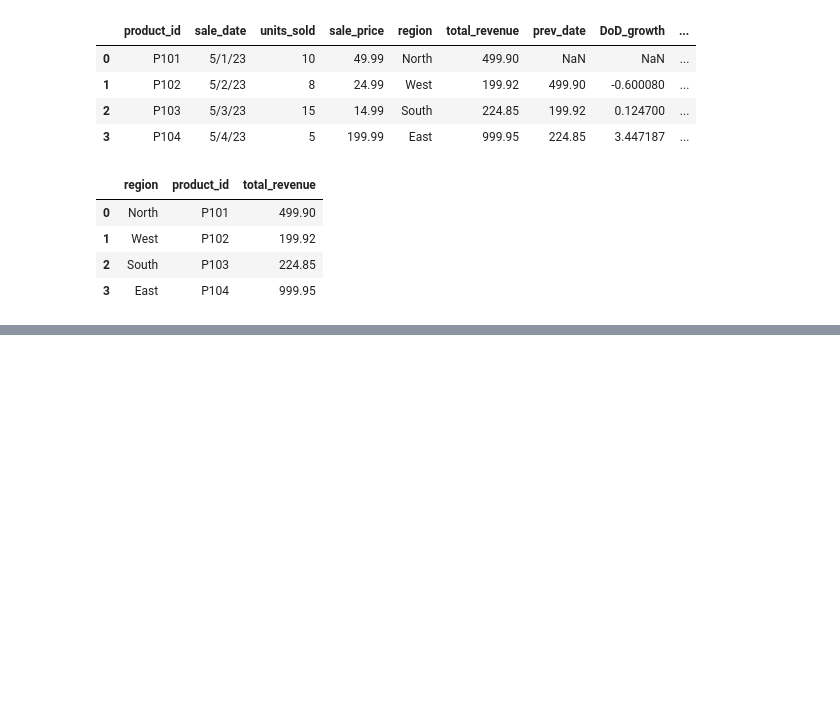
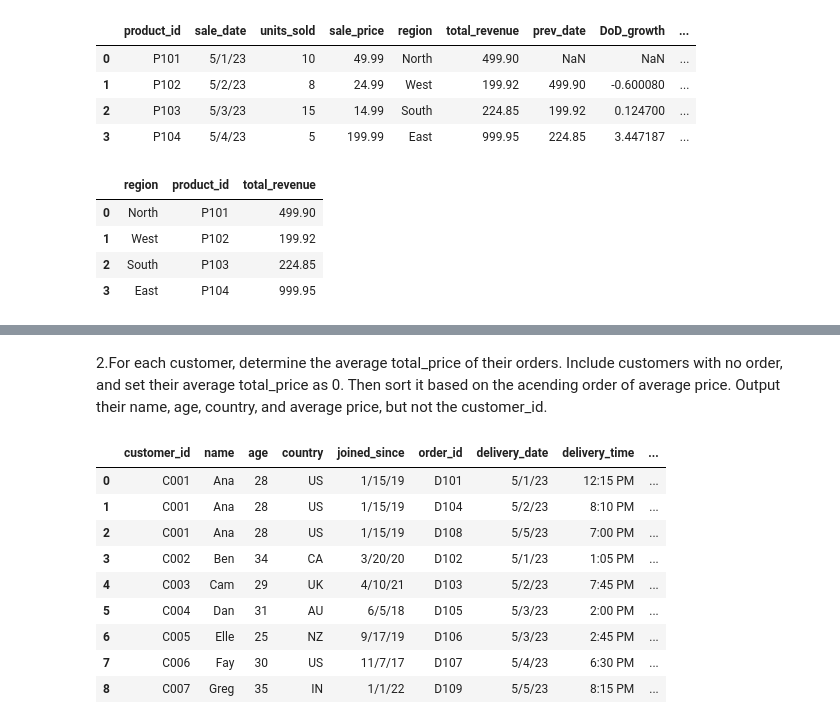
Before and after one commit to nehagovekar/Pandas_leetcode, a Jupyter notebook: Amazon_Product_Reviews.ipynb, the cells around one changed output, grey strips where cells are left out. Saved outputs shown, nothing was run; the diff lists cells and outputs as text; code cells hidden in the pictures; blank space fills up the shorter version.

```diff
--- a/Amazon_Product_Reviews.ipynb
+++ b/Amazon_Product_Reviews.ipynb
@@ -203,0 +262,4 @@ output_df
+# %%
+# Setup
+df_customers = pd.read_csv('/content/drive/MyDrive/Colab Notebooks/Python Pandas/Data/DoorDash/customers.csv')
+df_deliveries = pd.read_csv('/content/drive/MyDrive/Colab Notebooks/Python Pandas/Data/DoorDash/deliveries.csv')
@@ -203,0 +305,17 @@ output_df
+# %% [markdown]
+2.For each customer, determine the average total_price of their orders. Include customers with no order, and set their average total_price as 0. Then sort it based on the acending order of average price. Output their name, age, country, and average price, but not the customer_id.
+# %%
+df=pd.merge(df_customers,df_deliveries, how='outer', on = 'customer_id')
+# %%
+df
+# %% [output]
+|  | customer_id | name | age | country | joined_since | order_id | delivery_date | delivery_time | ... |
+| 0 | C001 | Ana | 28 | US | 1/15/19 | D101 | 5/1/23 | 12:15 PM | ... |
+| 1 | C001 | Ana | 28 | US | 1/15/19 | D104 | 5/2/23 | 8:10 PM | ... |
+| 2 | C001 | Ana | 28 | US | 1/15/19 | D108 | 5/5/23 | 7:00 PM | ... |
+| 3 | C002 | Ben | 34 | CA | 3/20/20 | D102 | 5/1/23 | 1:05 PM | ... |
+| 4 | C003 | Cam | 29 | UK | 4/10/21 | D103 | 5/2/23 | 7:45 PM | ... |
+| 5 | C004 | Dan | 31 | AU | 6/5/18 | D105 | 5/3/23 | 2:00 PM | ... |
+| 6 | C005 | Elle | 25 | NZ | 9/17/19 | D106 | 5/3/23 | 2:45 PM | ... |
+| 7 | C006 | Fay | 30 | US | 11/7/17 | D107 | 5/4/23 | 6:30 PM | ... |
+| 8 | C007 | Greg | 35 | IN | 1/1/22 | D109 | 5/5/23 | 8:15 PM | ... |
```
Also changed, not shown: parts of 15 cells of this notebook.
